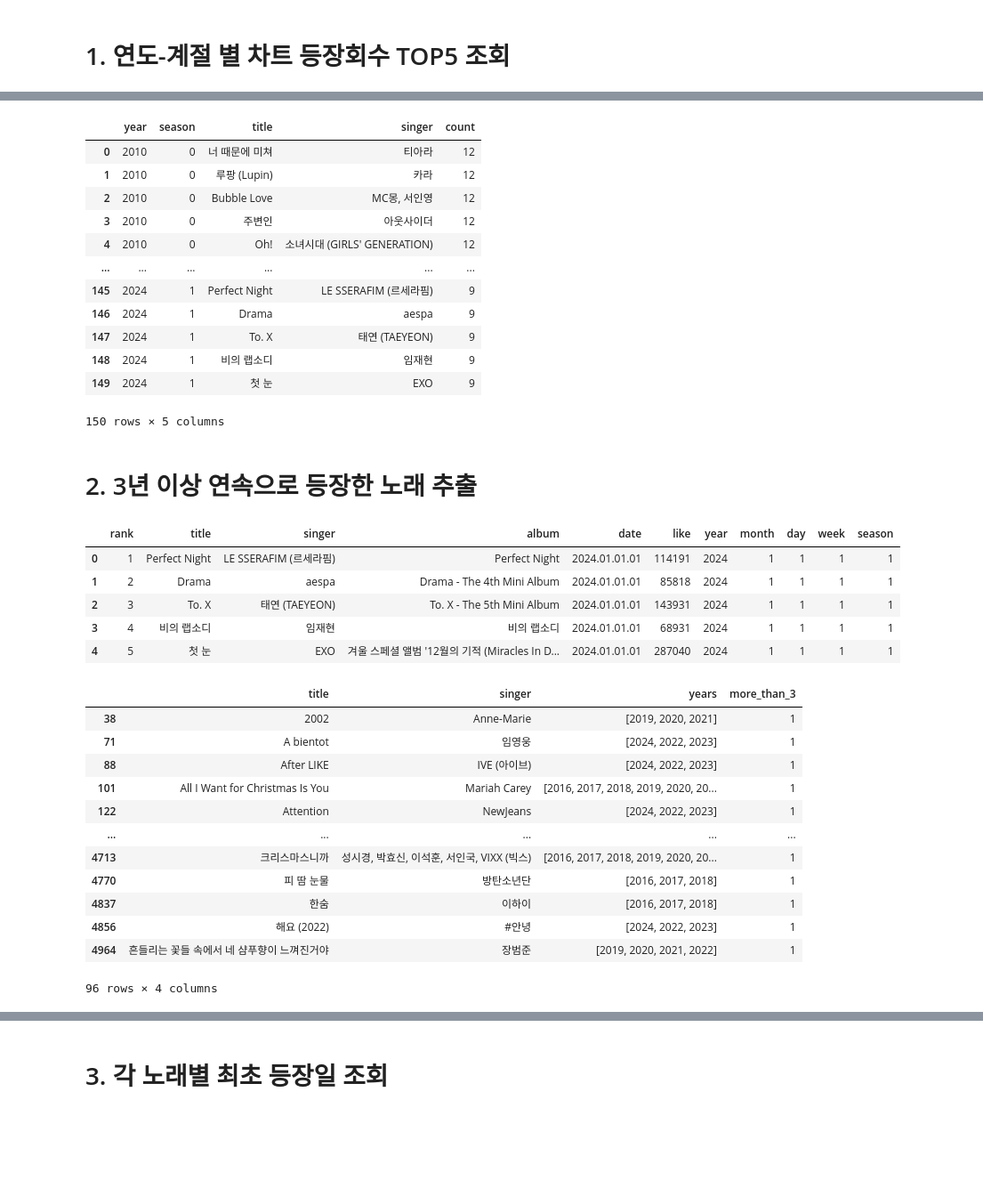
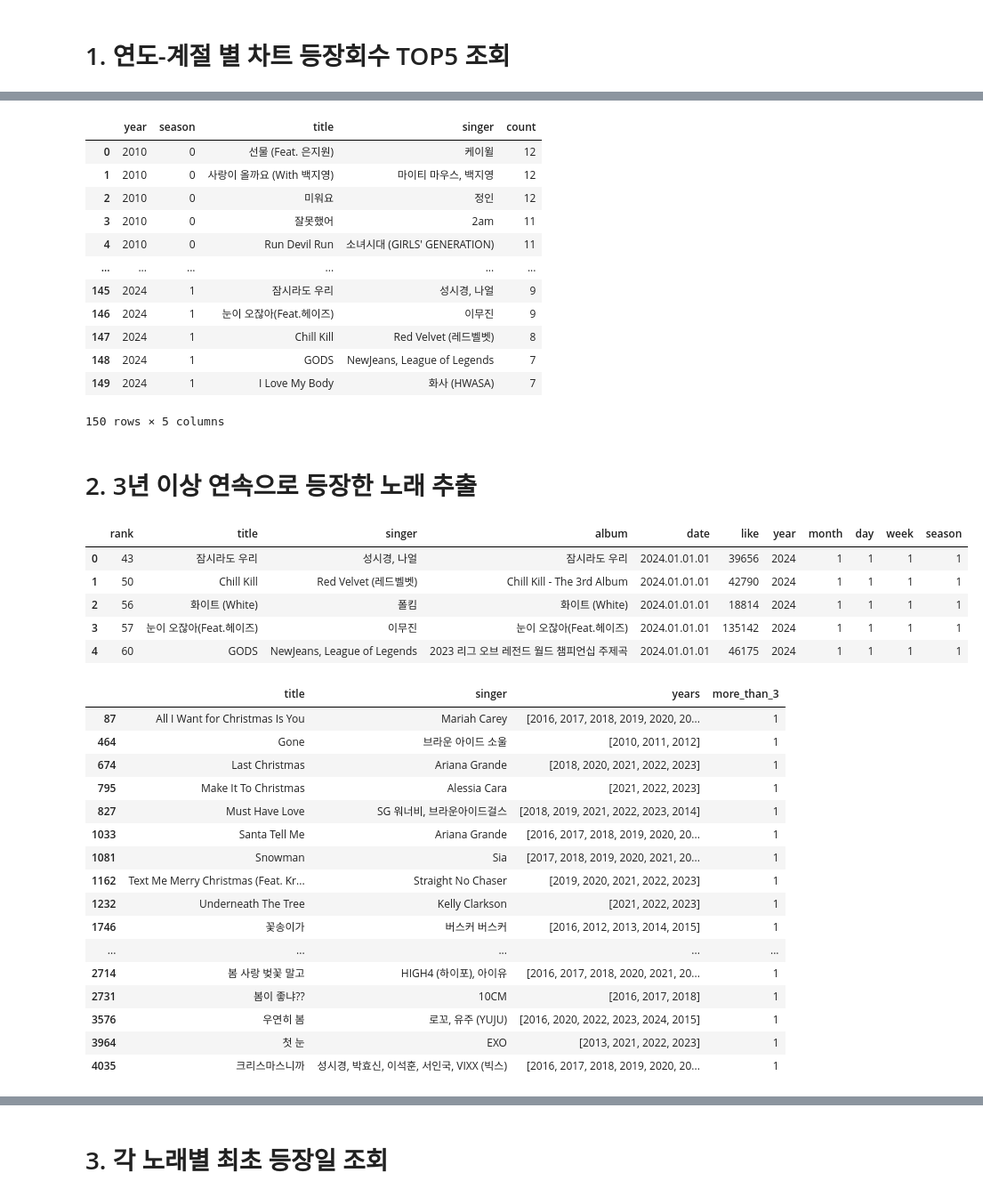
Before and after one commit to zjacom/Seasonal-songs, a Jupyter notebook: best5_elements.ipynb, the cells around one changed output, grey strips where cells are left out. Shown at 89% size. Cells and saved outputs as stored; diff of their text form; code cells hidden in the pictures; blank space fills up the shorter version.

```diff
--- a/best5_elements.ipynb
+++ b/best5_elements.ipynb
@@ -183,0 +178,3 @@ data.loc[data.title == '화이트 (White)']
+# %%
+data = pd.read_csv("./except_both_title.csv")
+data.head()
@@ -217,29 +221,29 @@ result_df = pd.concat(temp,ignore_index=True)
 result_df
 # %% [output]
 |  | year | season | title | singer | count |
-| 0 | 2010 | 0 | 너 때문에 미쳐 | 티아라 | 12 |
-| 1 | 2010 | 0 | 루팡 (Lupin) | 카라 | 12 |
-| 2 | 2010 | 0 | Bubble Love | MC몽, 서인영 | 12 |
-| 3 | 2010 | 0 | 주변인 | 아웃사이더 | 12 |
-| 4 | 2010 | 0 | Oh! | 소녀시대 (GIRLS' GENERATION) | 12 |
+| 0 | 2010 | 0 | 선물 (Feat. 은지원) | 케이윌 | 12 |
+| 1 | 2010 | 0 | 사랑이 올까요 (With 백지영) | 마이티 마우스, 백지영 | 12 |
+| 2 | 2010 | 0 | 미워요 | 정인 | 12 |
+| 3 | 2010 | 0 | 잘못했어 | 2am | 11 |
+| 4 | 2010 | 0 | Run Devil Run | 소녀시대 (GIRLS' GENERATION) | 11 |
 | ... | ... | ... | ... | ... | ... |
-| 145 | 2024 | 1 | Perfect Night | LE SSERAFIM (르세라핌) | 9 |
-| 146 | 2024 | 1 | Drama | aespa | 9 |
-| 147 | 2024 | 1 | To. X | 태연 (TAEYEON) | 9 |
-| 148 | 2024 | 1 | 비의 랩소디 | 임재현 | 9 |
-| 149 | 2024 | 1 | 첫 눈 | EXO | 9 |
+| 145 | 2024 | 1 | 잠시라도 우리 | 성시경, 나얼 | 9 |
+| 146 | 2024 | 1 | 눈이 오잖아(Feat.헤이즈) | 이무진 | 9 |
+| 147 | 2024 | 1 | Chill Kill | Red Velvet (레드벨벳) | 8 |
+| 148 | 2024 | 1 | GODS | NewJeans, League of Legends | 7 |
+| 149 | 2024 | 1 | I Love My Body | 화사 (HWASA) | 7 |
 150 rows × 5 columns
 # %% [markdown]
 # 2. 3년 이상 연속으로 등장한 노래 추출
 # %%
-raw_data.head()
+data.head()
 # %% [output]
 |  | rank | title | singer | album | date | like | year | month | day | week | season |
-| 0 | 1 | Perfect Night | LE SSERAFIM (르세라핌) | Perfect Night | 2024.01.01.01 | 114191 | 2024 | 1 | 1 | 1 | 1 |
-| 1 | 2 | Drama | aespa | Drama - The 4th Mini Album | 2024.01.01.01 | 85818 | 2024 | 1 | 1 | 1 | 1 |
-| 2 | 3 | To. X | 태연 (TAEYEON) | To. X - The 5th Mini Album | 2024.01.01.01 | 143931 | 2024 | 1 | 1 | 1 | 1 |
-| 3 | 4 | 비의 랩소디 | 임재현 | 비의 랩소디 | 2024.01.01.01 | 68931 | 2024 | 1 | 1 | 1 | 1 |
-| 4 | 5 | 첫 눈 | EXO | 겨울 스페셜 앨범 '12월의 기적 (Miracles In D... | 2024.01.01.01 | 287040 | 2024 | 1 | 1 | 1 | 1 |
+| 0 | 43 | 잠시라도 우리 | 성시경, 나얼 | 잠시라도 우리 | 2024.01.01.01 | 39656 | 2024 | 1 | 1 | 1 | 1 |
+| 1 | 50 | Chill Kill | Red Velvet (레드벨벳) | Chill Kill - The 3rd Album | 2024.01.01.01 | 42790 | 2024 | 1 | 1 | 1 | 1 |
+| 2 | 56 | 화이트 (White) | 폴킴 | 화이트 (White) | 2024.01.01.01 | 18814 | 2024 | 1 | 1 | 1 | 1 |
+| 3 | 57 | 눈이 오잖아(Feat.헤이즈) | 이무진 | 눈이 오잖아(Feat.헤이즈) | 2024.01.01.01 | 135142 | 2024 | 1 | 1 | 1 | 1 |
+| 4 | 60 | GODS | NewJeans, League of Legends | 2023 리그 오브 레전드 월드 챔피언십 주제곡 | 2024.01.01.01 | 46175 | 2024 | 1 | 1 | 1 | 1 |
 # %%
 def is_consecutive(years_set):
     sorted_years = sorted(years_set) # 연도 오름차순 정렬
@@ -270,15 +273,19 @@ result_df_2 = grouped_data.rename(columns = {'year':'years'})
 result_df_2.loc[result_df_2.more_than_3 == 1]
 # %% [output]
 |  | title | singer | years | more_than_3 |
-| 38 | 2002 | Anne-Marie | [2019, 2020, 2021] | 1 |
-| 71 | A bientot | 임영웅 | [2024, 2022, 2023] | 1 |
-| 88 | After LIKE | IVE (아이브) | [2024, 2022, 2023] | 1 |
-| 101 | All I Want for Christmas Is You | Mariah Carey | [2016, 2017, 2018, 2019, 2020, 20... | 1 |
-| 122 | Attention | NewJeans | [2024, 2022, 2023] | 1 |
+| 87 | All I Want for Christmas Is You | Mariah Carey | [2016, 2017, 2018, 2019, 2020, 20... | 1 |
+| 464 | Gone | 브라운 아이드 소울 | [2010, 2011, 2012] | 1 |
+| 674 | Last Christmas | Ariana Grande | [2018, 2020, 2021, 2022, 2023] | 1 |
+| 795 | Make It To Christmas | Alessia Cara | [2021, 2022, 2023] | 1 |
+| 827 | Must Have Love | SG 워너비, 브라운아이드걸스 | [2018, 2019, 2021, 2022, 2023, 2014] | 1 |
+| 1033 | Santa Tell Me | Ariana Grande | [2016, 2017, 2018, 2019, 2020, 20... | 1 |
+| 1081 | Snowman | Sia | [2017, 2018, 2019, 2020, 2021, 20... | 1 |
+| 1162 | Text Me Merry Christmas (Feat. Kr... | Straight No Chaser | [2019, 2020, 2021, 2022, 2023] | 1 |
+| 1232 | Underneath The Tree | Kelly Clarkson | [2021, 2022, 2023] | 1 |
+| 1746 | 꽃송이가 | 버스커 버스커 | [2016, 2012, 2013, 2014, 2015] | 1 |
 | ... | ... | ... | ... | ... |
-| 4713 | 크리스마스니까 | 성시경, 박효신, 이석훈, 서인국, VIXX (빅스) | [2016, 2017, 2018, 2019, 2020, 20... | 1 |
-| 4770 | 피 땀 눈물 | 방탄소년단 | [2016, 2017, 2018] | 1 |
-| 4837 | 한숨 | 이하이 | [2016, 2017, 2018] | 1 |
-| 4856 | 해요 (2022) | #안녕 | [2024, 2022, 2023] | 1 |
-| 4964 | 흔들리는 꽃들 속에서 네 샴푸향이 느껴진거야 | 장범준 | [2019, 2020, 2021, 2022] | 1 |
+| 2714 | 봄 사랑 벚꽃 말고 | HIGH4 (하이포), 아이유 | [2016, 2017, 2018, 2020, 2021, 20... | 1 |
+| 2731 | 봄이 좋냐?? | 10CM | [2016, 2017, 2018] | 1 |
+| 3576 | 우연히 봄 | 로꼬, 유주 (YUJU) | [2016, 2020, 2022, 2023, 2024, 2015] | 1 |
+| 3964 | 첫 눈 | EXO | [2013, 2021, 2022, 2023] | 1 |
+| 4035 | 크리스마스니까 | 성시경, 박효신, 이석훈, 서인국, VIXX (빅스) | [2016, 2017, 2018, 2019, 2020, 20... | 1 |
-96 rows × 4 columns
```
Also changed, not shown: parts of 13 cells of this notebook.
